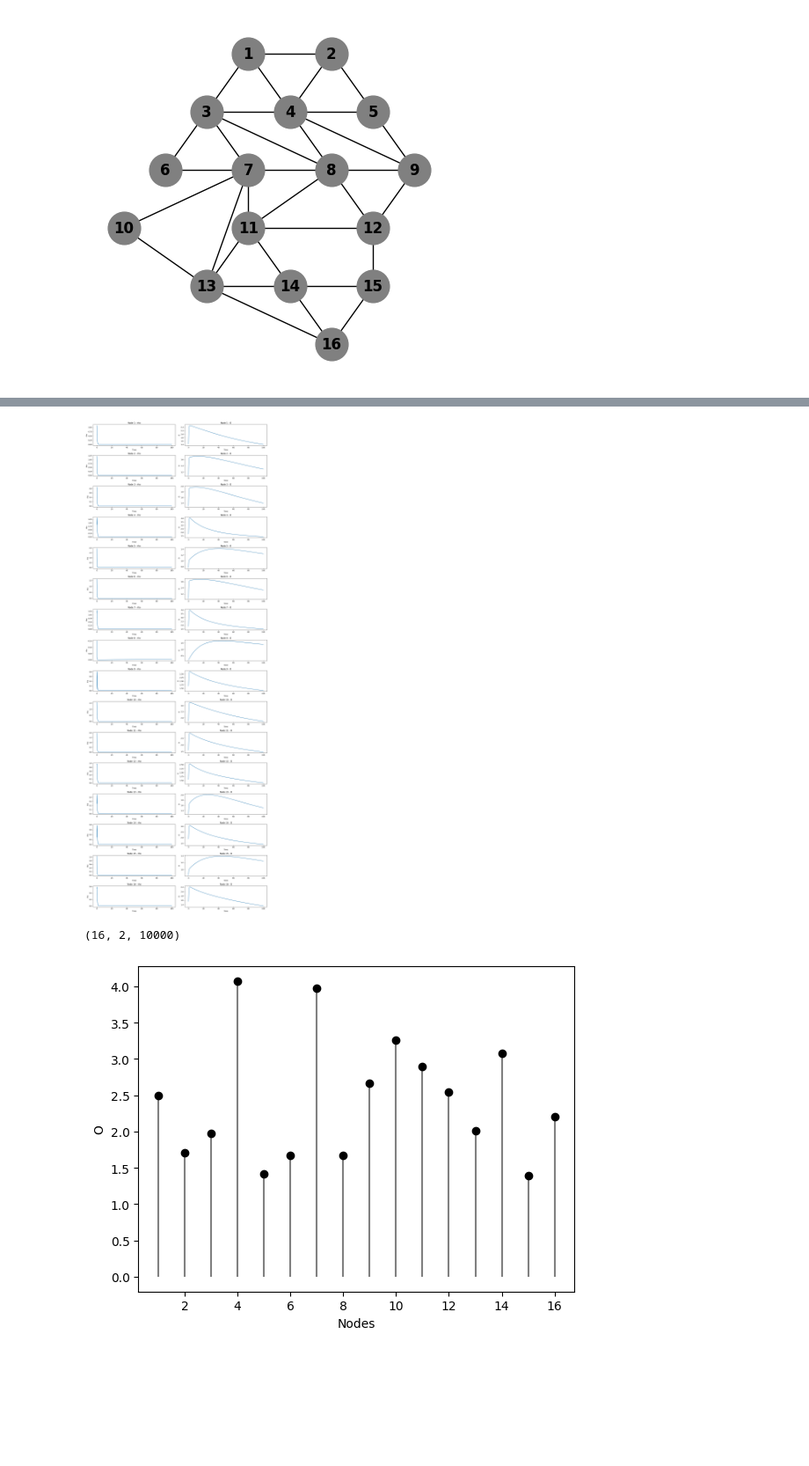
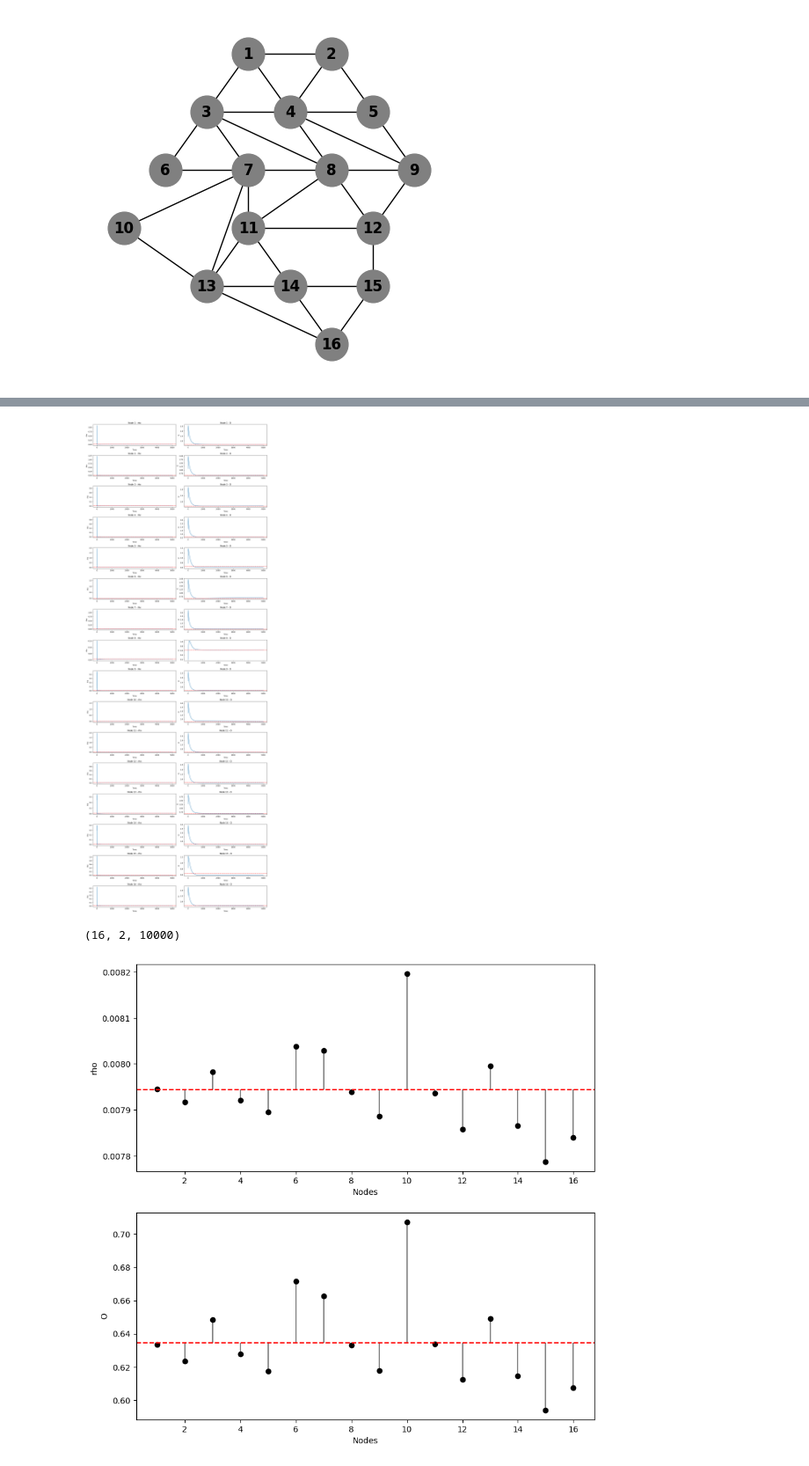
Before and after one commit to ChristianJFG/small_world_criminality, a Jupyter notebook: Networkx.ipynb, the cells around one changed output, grey strips where cells are left out. Shown at 88% size. Saved outputs shown, nothing was run; the diff lists cells and outputs as text; code cells hidden in the pictures; blank space fills up the shorter version.

```diff
--- a/Networkx.ipynb
+++ b/Networkx.ipynb
@@ -192,13 +226,7 @@ True
 # %%
-# Define the system of ODEs
-alpha = 0.0050415
-beta = 0.000013047
-delta = 0.0079639
-do = 0.0065095
-numerator = 2 * delta**2 * beta + do * (alpha + beta)**2 + 2 * (alpha + beta) * delta * np.sqrt(2 * do * (alpha + beta))
-denominator = 2 * alpha * delta**2
-Ic = numerator / denominator
-I = Ic + 0.5
+
+
+
 
 def system(t, y, A, alpha, beta, delta, do, I):
     """
@@ -243,7 +271,7 @@ np.random.seed(0)
 y0 = np.random.uniform(0.01, 2, 32)
 
 # Time span
-t_span = (0, 100)
+t_span = (0, 5000)
 t_eval = np.linspace(*t_span, 10000)
 
 # Solve the system of ODEs
@@ -260,16 +288,20 @@ for i in range(16):
     axes[i, 0].set_xlabel('Time')
     axes[i, 0].set_ylabel('rho')
     axes[i, 0].set_title(f'Node {i + 1} - rho')
+    # plot the steady state
+    axes[i, 0].axhline(rho_ss, color='red', linestyle='--')
 
     axes[i, 1].plot(t, y[i, 1])
     axes[i, 1].set_xlabel('Time')
     axes[i, 1].set_ylabel('O')
     axes[i, 1].set_title(f'Node {i + 1} - O')
+    # plot the steady state
+    axes[i, 1].axhline(O_ss, color='red', linestyle='--')
 
 plt.tight_layout()
 plt.show()
 # %% [output]
-[figure, old version]
+[figure, new version]
 # %%
 y.shape
 # %% [output]
@@ -277,21 +309,34 @@ y.shape
 # %%
 import matplotlib.pyplot as plt
 import numpy as np
 
 # Example data
 nodes = np.arange(1, 17)
+last_values_rho = np.zeros(16)
+last_values_O = np.zeros(16)
+for i in range(16):
+    last_values_rho[i] = y[i, 0][-1]
+    last_values_O[i] = y[i, 1][-1]
 
-max_values = np.zeros(16)
-for i in range(16):
-    max_values[i] = np.max(y[i, 1])
-# Creating the stem plot
-plt.stem(nodes, max_values, linefmt='gray', markerfmt='ko', basefmt=' ')
+# Creating the stem plots
+fig, axes = plt.subplots(2, 1, figsize=(10, 10))
+
+axes[0].stem(nodes, last_values_rho, linefmt='gray', markerfmt='ko', basefmt=' ', bottom=rho_ss)
+axes[0].axhline(rho_ss, color='red', linestyle='--')
+
 
 # Labeling the axes
-plt.xlabel('Nodes')
-plt.ylabel('O')
+axes[0].set_xlabel('Nodes')
+axes[0].set_ylabel('rho')
+
+axes[1].stem(nodes, last_values_O, linefmt='gray', markerfmt='ko', basefmt=' ', bottom=O_ss)
+axes[1].axhline(O_ss, color='red', linestyle='--')
+
+# Labeling the axes
+axes[1].set_xlabel('Nodes')
+axes[1].set_ylabel('O')
 
 # Display the plot
 plt.show()
 # %% [output]
-[figure, old version]
+[figure, new version]
```
Also changed, not shown: parts of 12 cells of this notebook.
